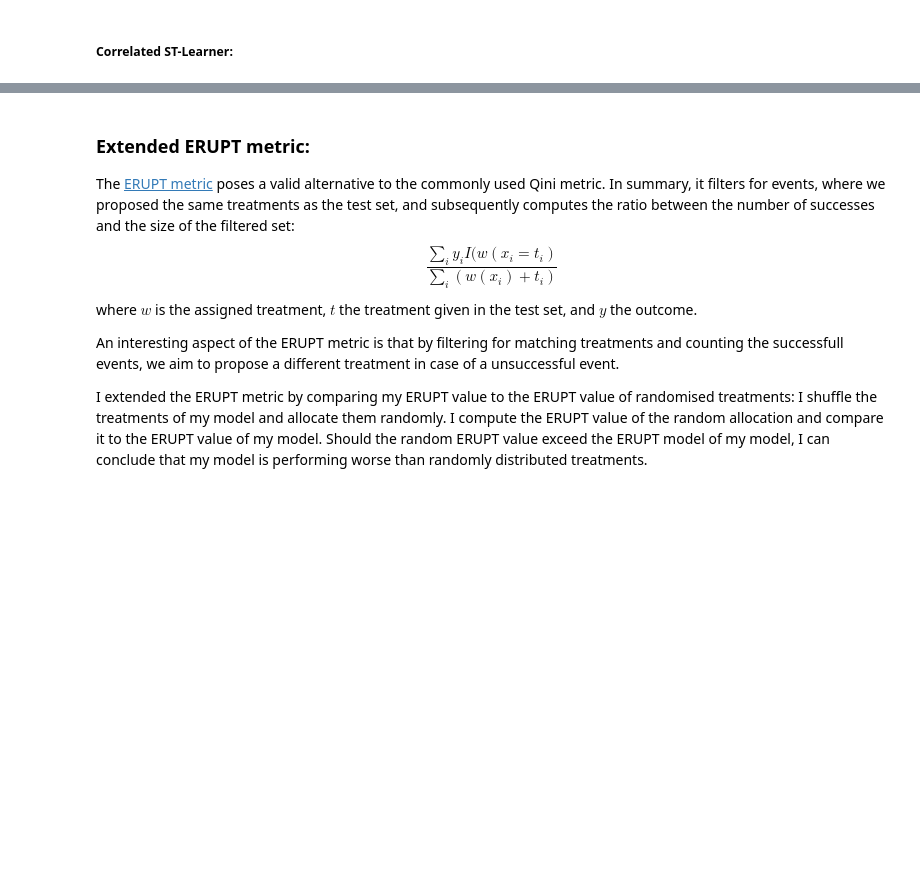
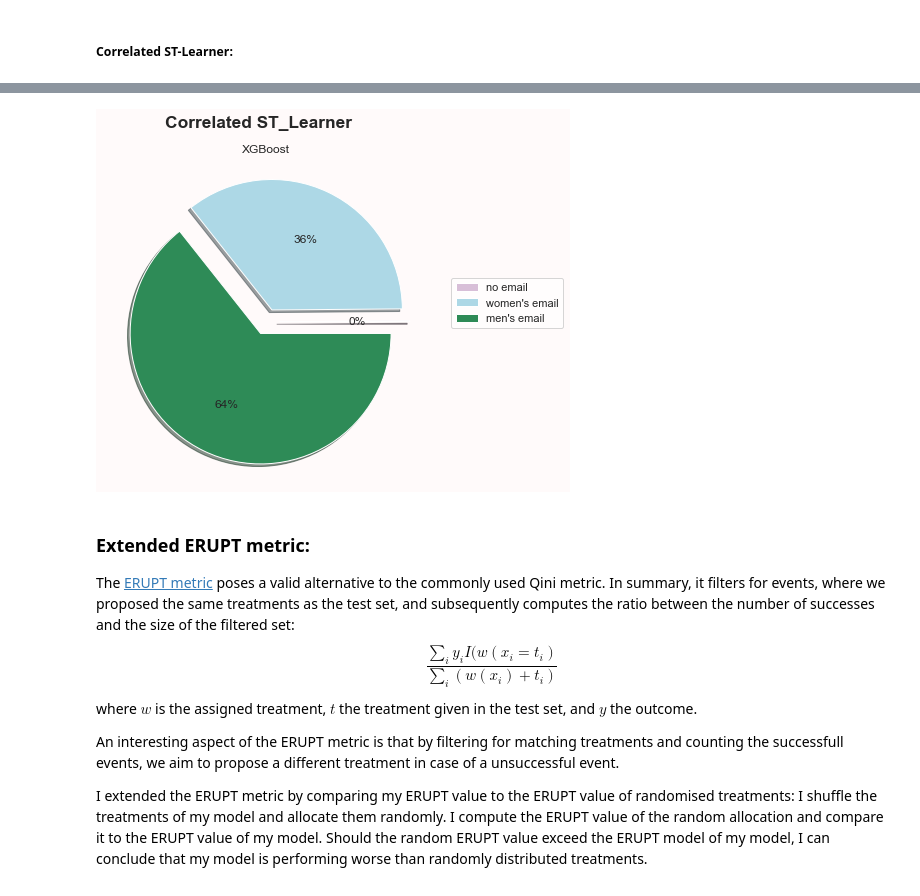
Before and after one commit to HeddaZa/Causal_ML, a Jupyter notebook: CausalML.ipynb, the cells around one changed output, grey strips where cells are left out. Saved outputs shown, nothing was run; the diff lists cells and outputs as text; code cells hidden in the pictures; blank space fills up the shorter version.

```diff
--- a/CausalML.ipynb
+++ b/CausalML.ipynb
@@ -238,4 +200,8 @@ best_proba_xgb_T.value_counts()
 dtype: int64
+# %%
+plots.pie_plot_xgb(corrST_Learner,'Correlated ST_Learner')
+# %% [output]
+[figure, added]
 # %% [markdown]
 <p><h3><b>Extended ERUPT metric:</b></h3></p>
 <p>The <a href="https://medium.com/building-ibotta/erupt-expected-response-under-proposed-treatments-ff7dd45c84b4">ERUPT metric</a> poses a valid alternative to the commonly used Qini metric. In summary, it filters for events, where we proposed the same treatments as the test set, and subsequently computes the ratio between the number of successes and the size of the filtered set:
```
Also changed, not shown: parts of 9 cells of this notebook, 1 other file.
